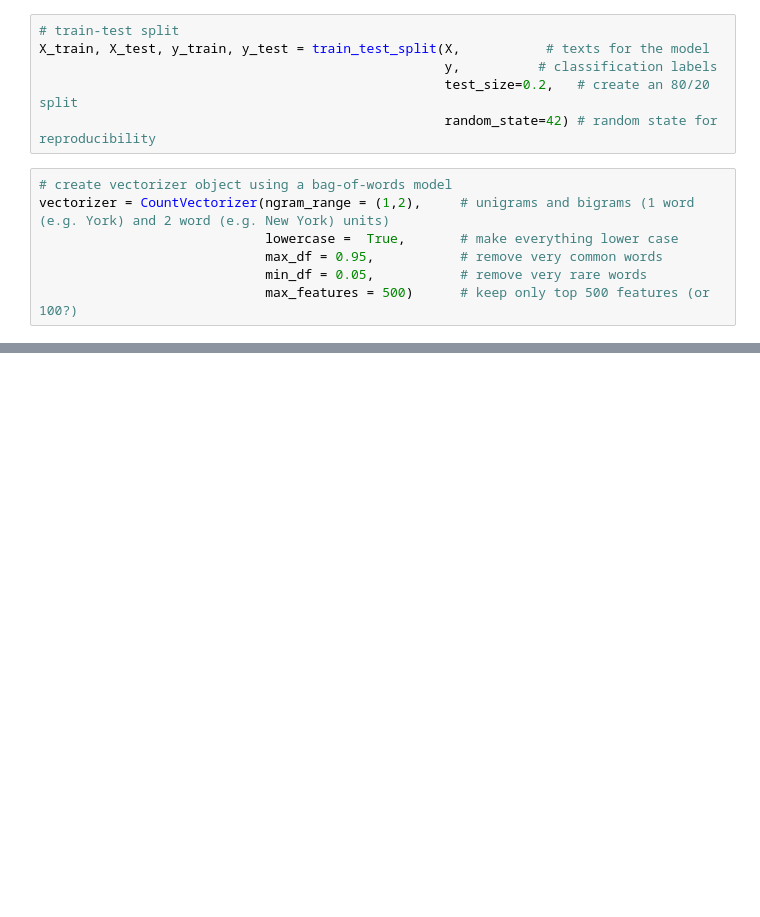
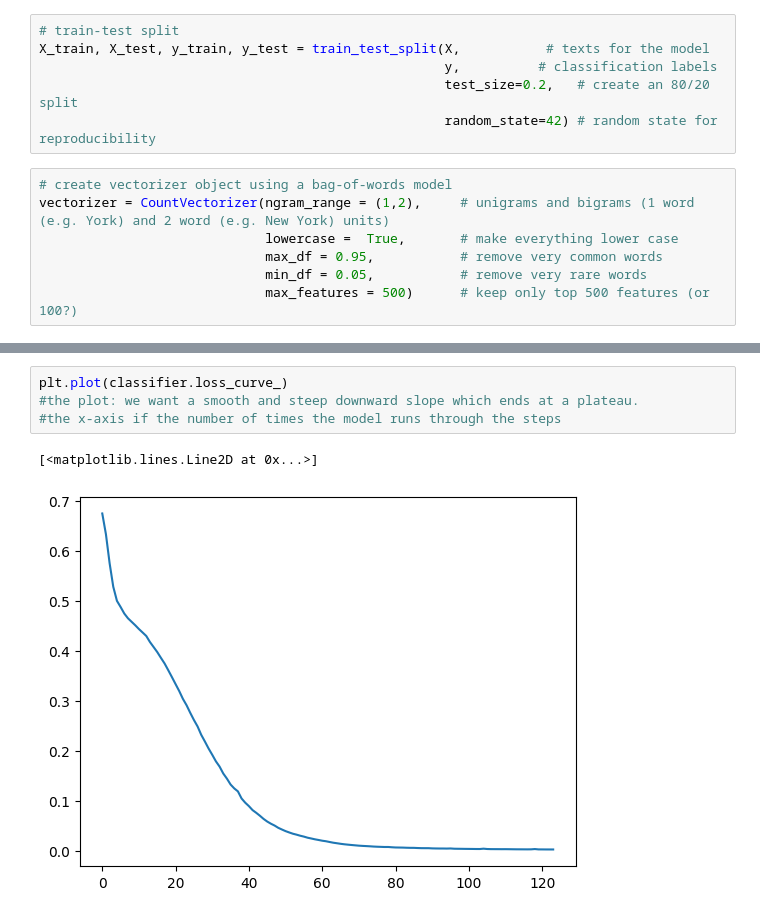
Before and after one commit to Emma-Marie/assignment-5_lang_self-assigned_Emma-Marie, a Jupyter notebook: src/sermons_clf.ipynb, the cells around one changed output, grey strips where cells are left out. Cells and saved outputs as stored; diff of their text form; blank space fills up the shorter version.

```diff
--- a/src/sermons_clf.ipynb
+++ b/src/sermons_clf.ipynb
@@ -80,0 +152,7 @@ AttributeError: lower not found
+# %%
+plt.plot(classifier.loss_curve_)
+#the plot: we want a smooth and steep downward slope which ends at a plateau.
+#the x-axis if the number of times the model runs through the steps
+# %% [output]
+[<matplotlib.lines.Line2D at 0x...>]
+[figure, added]
```
Also changed, not shown: parts of 15 cells of this notebook.
